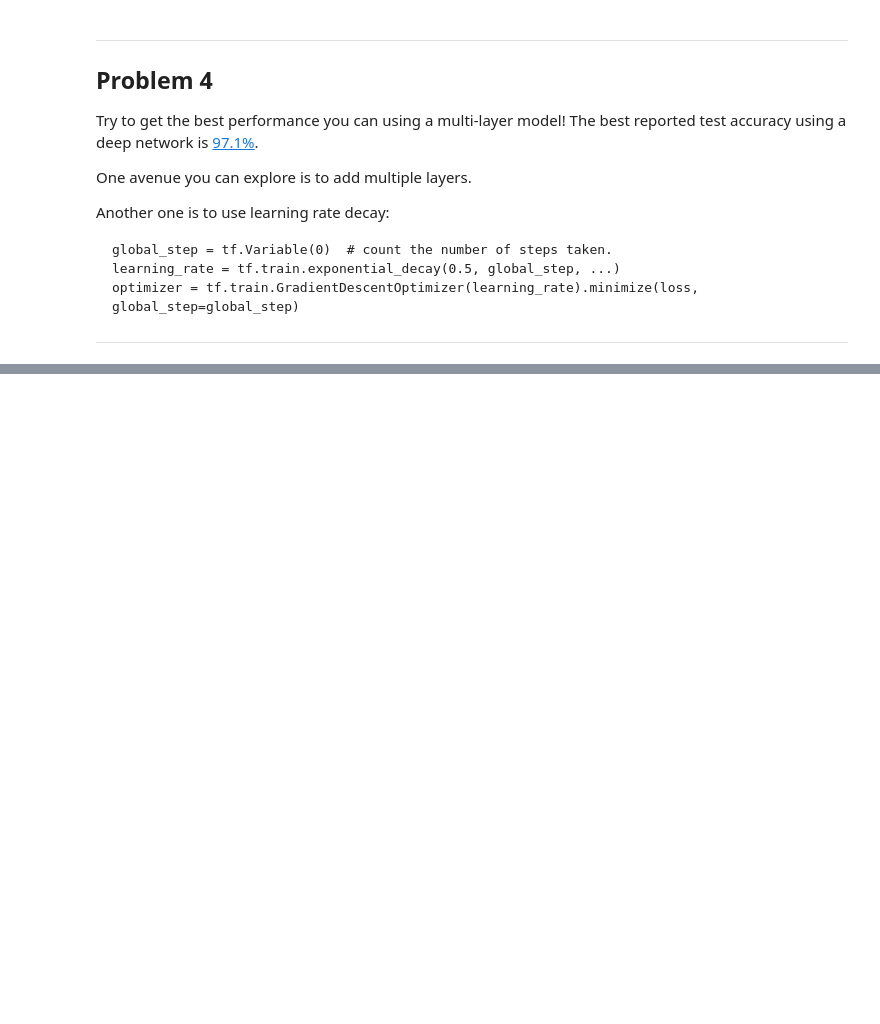
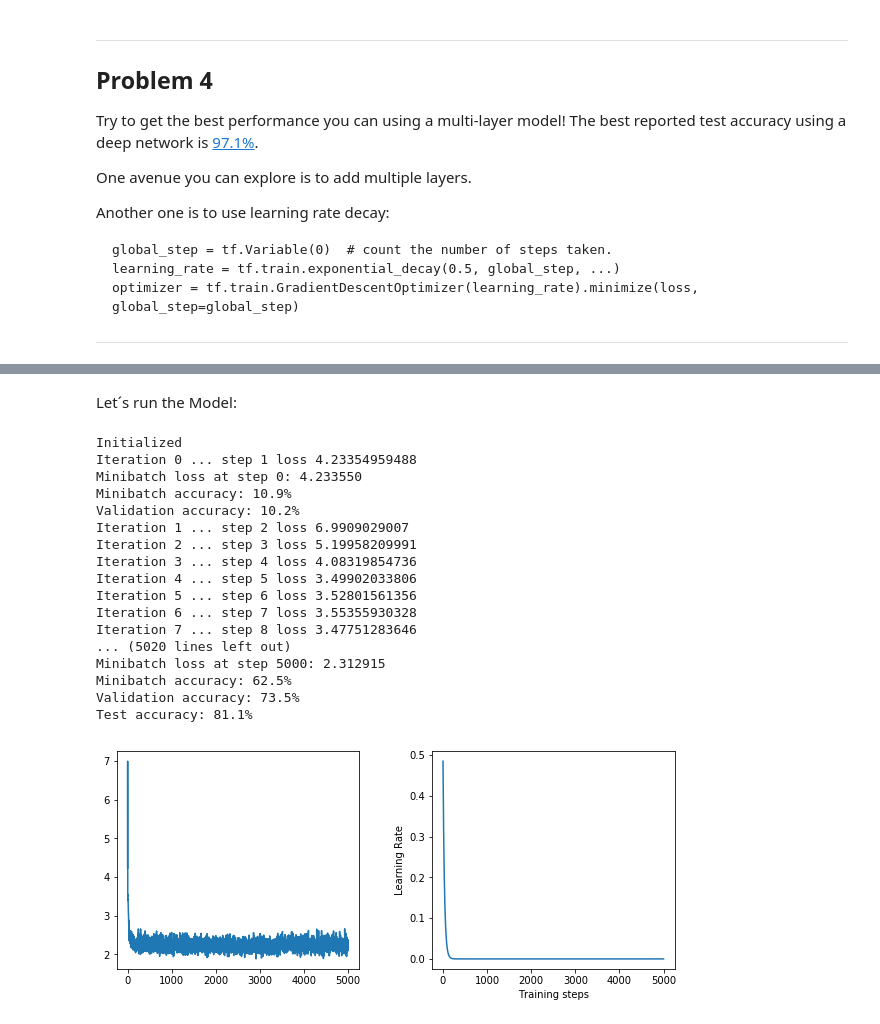
Before and after one commit to XavierBecerra/Deeplearning, a Jupyter notebook: udacity_tensorflow/3_regularization.ipynb, the cells around one changed output, grey strips where cells are left out. Drawn from its saved outputs; the diff is of its cells as text; code cells hidden in the pictures; blank space fills up the shorter version.

```diff
--- a/udacity_tensorflow/3_regularization.ipynb
+++ b/udacity_tensorflow/3_regularization.ipynb
@@ -249,0 +659,67 @@ Another one is to use learning rate decay:
+# %% [markdown]
+Let´s run the Model:
+# %%
+losses = []
+learn_rate = []
+
+with tf.Session(graph=graph) as session:
+  tf.global_variables_initializer().run()
+  print("Initialized")
+  for step in range(num_steps):
+    # Pick an offset within the training data, which has been randomized.
+    # Note: we could use better randomization across epochs.
+    offset = (step * batch_size) % (train_labels.shape[0] - batch_size)
+    # Generate a minibatch.
+    batch_data = train_dataset[offset:(offset + batch_size), :]
+    batch_labels = train_labels[offset:(offset + batch_size), :]
+    # Prepare a dictionary telling the session where to feed the minibatch.
+    # The key of the dictionary is the placeholder node of the graph to be fed,
+    # and the value is the numpy array to feed to it.
+    feed_dict = {tf_train_dataset : batch_data, tf_train_labels : batch_labels}
+    _, l, predictions = session.run(
+      [optimizer, loss, train_prediction], feed_dict=feed_dict)
+    print("Iteration {} ... step {} loss {}".format(step, global_step.eval() , l))
+
+    #Monitoring the Model
+    losses.append(l)
+    learn_rate.append(learning_rate.eval()) #TODO: Get learning rate from model.
+
+    if (step % 500 == 0):
+      print("Minibatch loss at step %d: %f" % (step, l))
+      print("Minibatch accuracy: %.1f%%" % accuracy(predictions, batch_labels))
+      print("Validation accuracy: %.1f%%" % accuracy(
+        valid_prediction.eval(), valid_labels))
+  print("Test accuracy: %.1f%%" % accuracy(test_prediction.eval(), test_labels))
+
+
+# Show the loss over time.
+fig, (ax1, ax2) = plt.subplots(1, 2)
+plt.subplots_adjust(wspace=.3)
+fig.set_size_inches(10, 4)
+ax1.plot(range(0, num_steps), losses)
+ax2.set_ylabel("Loss")
+ax2.set_xlabel("Training steps")
+#line_x_range = (-4, 6)
+ax2.plot(range(0, num_steps), learn_rate)
+ax2.set_ylabel("Learning Rate")
+ax2.set_xlabel("Training steps")
+plt.show()
+# %% [output]
+Initialized
+Iteration 0 ... step 1 loss 4.23354959488
+Minibatch loss at step 0: 4.233550
+Minibatch accuracy: 10.9%
+Validation accuracy: 10.2%
+Iteration 1 ... step 2 loss 6.9909029007
+Iteration 2 ... step 3 loss 5.19958209991
+Iteration 3 ... step 4 loss 4.08319854736
+Iteration 4 ... step 5 loss 3.49902033806
+Iteration 5 ... step 6 loss 3.52801561356
+Iteration 6 ... step 7 loss 3.55355930328
+Iteration 7 ... step 8 loss 3.47751283646
+... (5020 lines left out)
+Minibatch loss at step 5000: 2.312915
+Minibatch accuracy: 62.5%
+Validation accuracy: 73.5%
+Test accuracy: 81.1%
+[figure, added]
```
Also changed, not shown: parts of 21 cells of this notebook.
